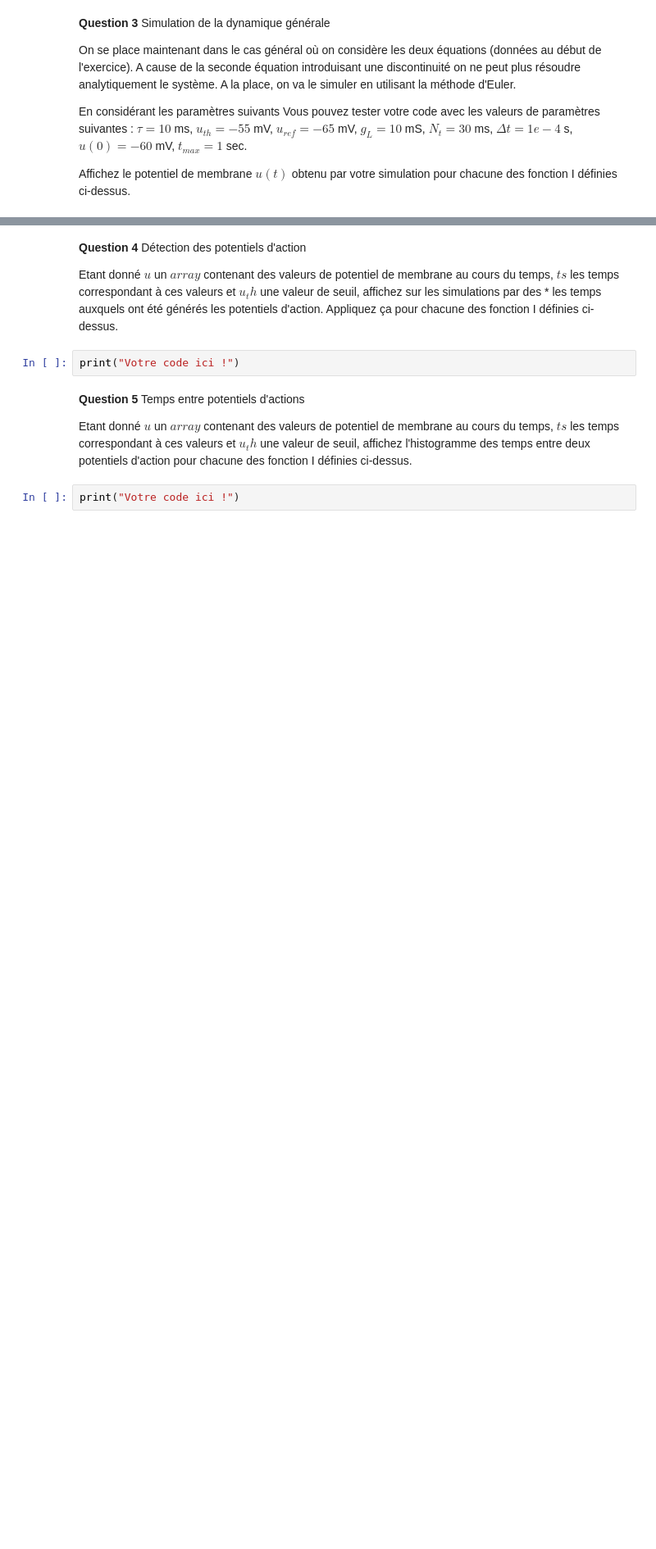
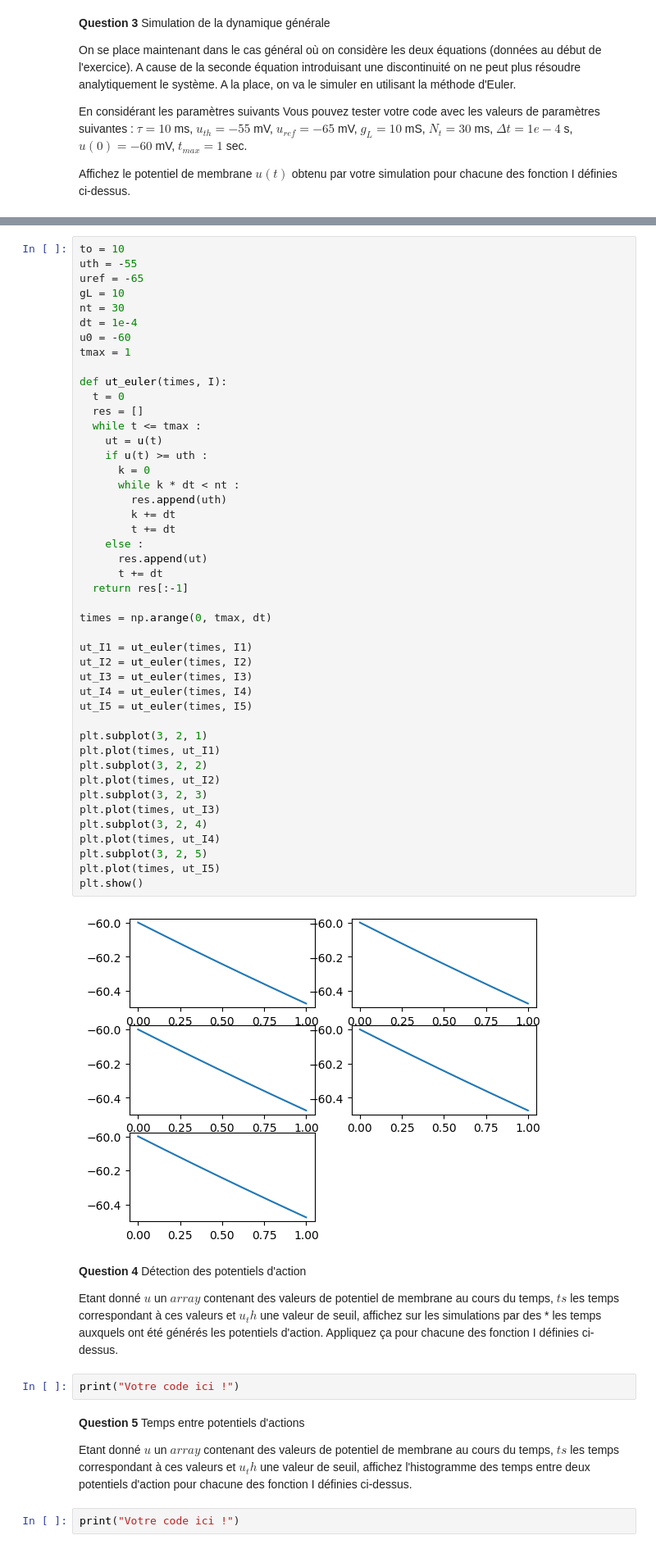
Before and after one commit to Laurane67/BINFA2025_TP5, a Jupyter notebook: BINFA2025_TP5.ipynb, the cells around one changed output, grey strips where cells are left out. Shown at 82% size. Drawn from its saved outputs; the diff is of its cells as text; blank space fills up the shorter version.

```diff
--- a/BINFA2025_TP5.ipynb
+++ b/BINFA2025_TP5.ipynb
@@ -164,3 +195,50 @@ print("Votre code ici !")
+# %%
+to = 10
+uth = -55
+uref = -65
+gL = 10
+nt = 30
+dt = 1e-4
+u0 = -60
+tmax = 1
+
+def ut_euler(times, I):
+  t = 0
+  res = []
+  while t <= tmax :
+    ut = u(t)
+    if u(t) >= uth :
+      k = 0
+      while k * dt < nt :
+        res.append(uth)
+        k += dt
+        t += dt
+    else :
+      res.append(ut)
+      t += dt
+  return res[:-1]
+
+times = np.arange(0, tmax, dt)
+
+ut_I1 = ut_euler(times, I1)
+ut_I2 = ut_euler(times, I2)
+ut_I3 = ut_euler(times, I3)
+ut_I4 = ut_euler(times, I4)
+ut_I5 = ut_euler(times, I5)
+
+plt.subplot(3, 2, 1)
+plt.plot(times, ut_I1)
+plt.subplot(3, 2, 2)
+plt.plot(times, ut_I2)
+plt.subplot(3, 2, 3)
+plt.plot(times, ut_I3)
+plt.subplot(3, 2, 4)
+plt.plot(times, ut_I4)
+plt.subplot(3, 2, 5)
+plt.plot(times, ut_I5)
+plt.show()
+# %% [output]
+[figure, added]
 # %% [markdown]
 **Question 4** Détection des potentiels d'action
 
```
Also changed, not shown: parts of 6 cells of this notebook.
